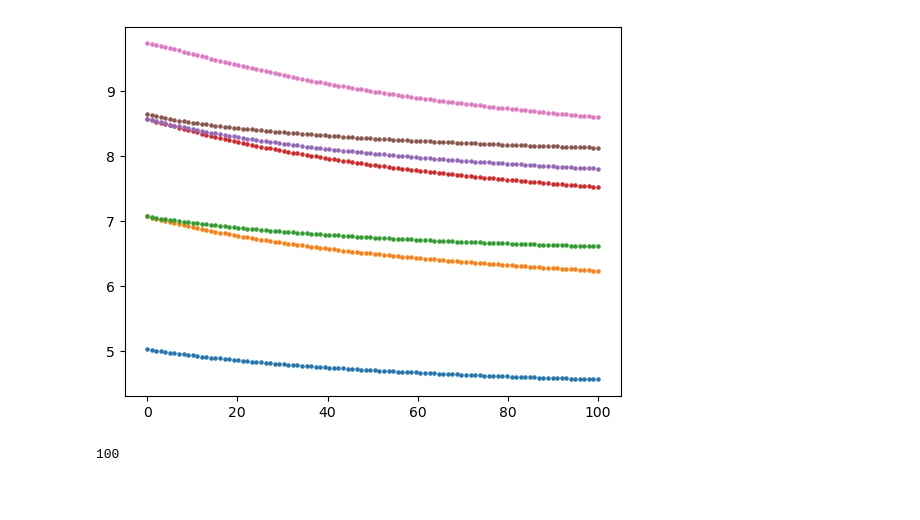
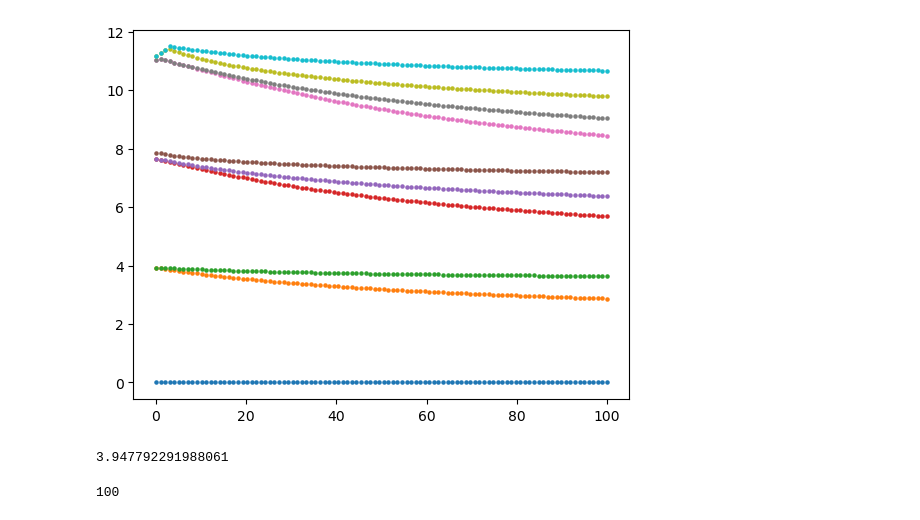
Before and after one commit to Wendywanw/Wendy-qiskit-code, a Jupyter notebook: test-Copy1.ipynb, the cells around one changed output. Cells and saved outputs as stored; diff of their text form; code cells hidden in the pictures; blank space fills up the shorter version.

```diff
--- a/test-Copy1.ipynb
+++ b/test-Copy1.ipynb
@@ -116,16 +118,12 @@ def calc_freqs(C2):
 # %%
 cs = np.linspace(70,140)*u.fF
 # %%
-eigs = []
-vecs = []
+eigs_c1 = []
+vecs_c1 = []
 for cc in cs:
-    eig, vec = calc_freqs(cc)
-    eigs += [eig]
-    vecs += [vec]
+    eig1, vec1 = calc_freqs(cc)
+    eigs_c1 += [eig1]
+    vecs_c1 += [vec1]
 
-eigs = np.array(eigs)
-vecs = np.array(vecs)
+eigs_c1 = np.array(eigs_c1)
+vecs_c1 = np.array(vecs_c1)
-# %%
-for i in range(10):
-    plt.scatter(cs,eigs[:,i], s = 5)
-plt.vlines(115, 5,10)
@@ -134,0 +130,8 @@ plt.vlines(115, 5,10)
+# %%
+plt.figure(figsize = (16,16))
+for i in range(6):
+    plt.scatter(cs,(eigs_c1[:,i]-eigs_c1[:,0])/np.pi/2, s = 3)
+# plt.vlines(115, 5,10)
+plt.xlabel('C2(fF)')
+plt.ylabel('Frequency (GHz)')
+plt.title('Cg = 0.6fF, Lj = 13nH')
@@ -169,15 +175,14 @@ def calc_freqs_c(Cg):
     phi2 = pz2*(qc2+qd2)
 
     H1 = (4*Ec1*n1*n1
-          +1/2*Ej1*phi1*phi1
-          -1/factorial(4)*Ej1*(phi1*phi1)*(phi1*phi1))
-    H2 = 4*Ec2*n2*n2+1/2*Ej2*phi2*phi2-1/factorial(4)*Ej2*(phi2*phi2)*(phi2*phi2)
+          +1/2*Ej*phi1*phi1
+          -1/factorial(4)*Ej*(phi1*phi1)*(phi1*phi1))
+    H2 = 4*Ec2*n2*n2+1/2*Ej*phi2*phi2-1/factorial(4)*Ej*(phi2*phi2)*(phi2*phi2)
     H_int = 4*Ecg/2*(n1*n2+n2*n1)
 
     H_tot = H1+H2+H_int
     h = np.array(H_tot)
     eig, vec = lin.eigh(h)
-    eig  = eig**(1/2)
 
     return(eig, vec)
 # %%
@@ -193,8 +198,7 @@ for cc in cs:
 eigs = np.array(eigs)
 vecs = np.array(vecs)
 # %%
-for i in range(7):
-    plt.scatter(cs,eigs[:,i], s = 5)
-# plt.vlines(115, 5,10)
+for i in range(10):
+    plt.scatter(cs,(eigs[:,i]-eigs[:,0])/np.pi/2, s = 5, label = 'mode {}'.format(i))
 # %% [output]
-[figure, old version]
+[figure, new version]
@@ -201,3 +220,7 @@ for i in range(7):
+# %%
+wq/np.pi/2
+# %% [output]
+3.947792291988061
 # %%
 e,v = calc_freqs_c(0.6*u.fF)
 # %%
```
Also changed, not shown: parts of 6 cells of this notebook, 2 other files.
